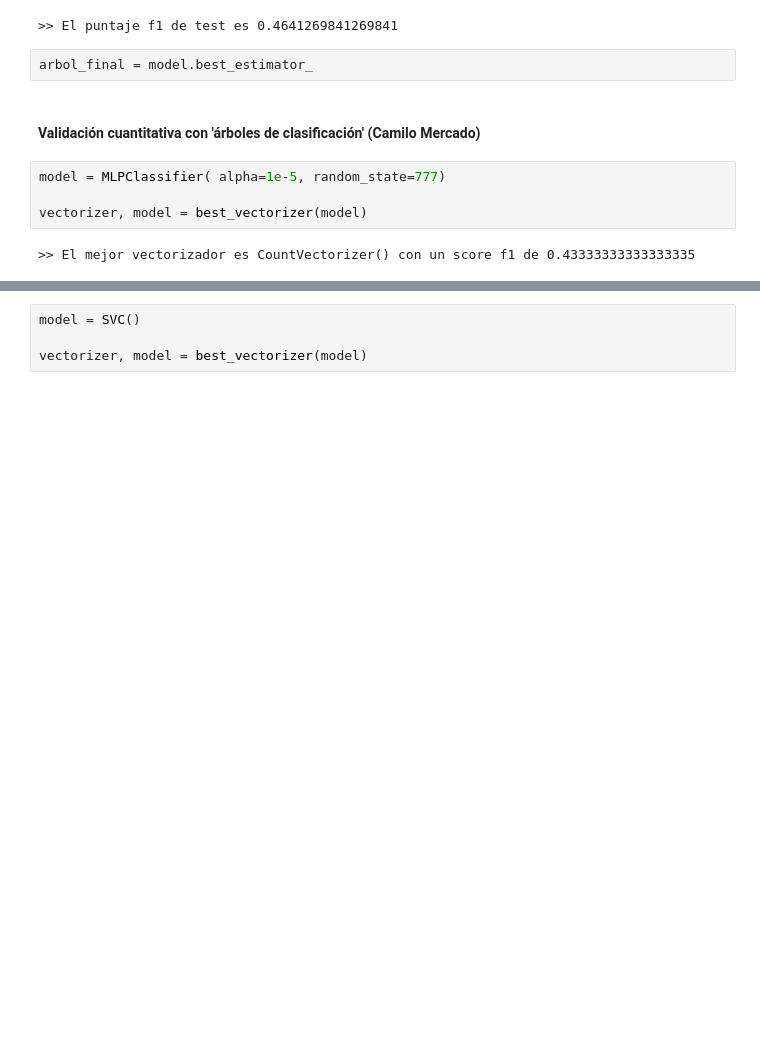
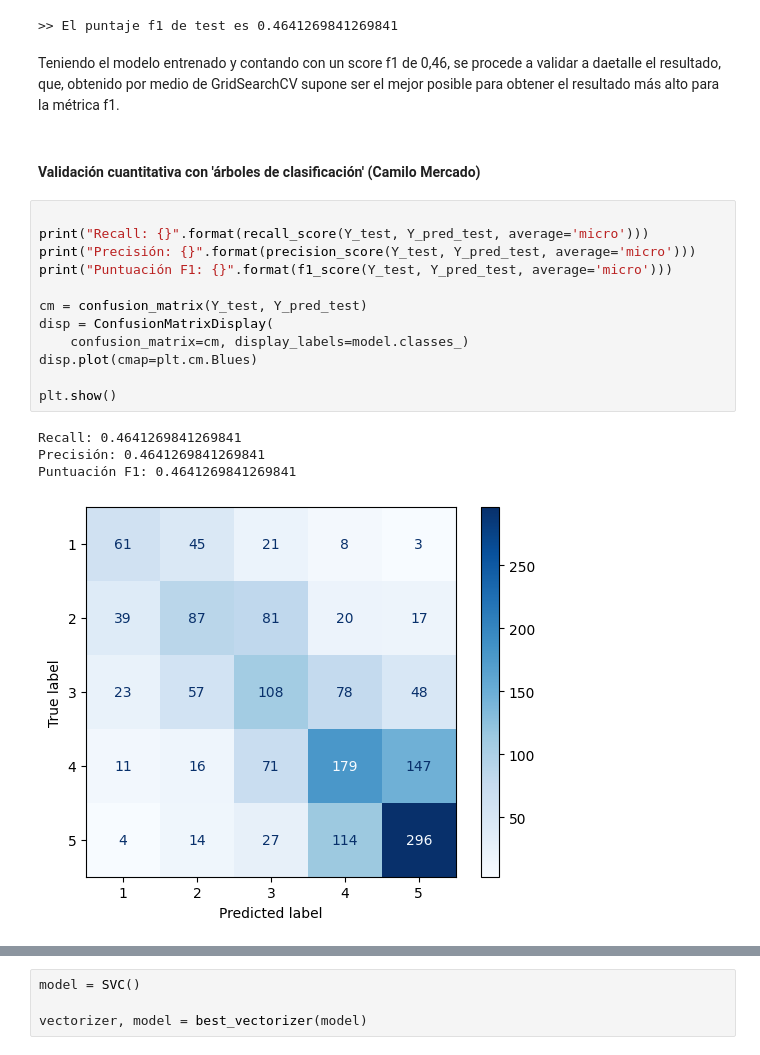
Before and after one commit to BI-202401/Proyecto-1, a Jupyter notebook: proyect1.ipynb, the cells around one changed output, grey strips where cells are left out. Cells and saved outputs as stored; diff of their text form; blank space fills up the shorter version.

Commit message:
Modelo MLPC completado :)

```diff
--- a/proyect1.ipynb
+++ b/proyect1.ipynb
@@ -303,13 +355,24 @@ score = f1_score(Y_test, Y_pred_test, average='micro')
 print(f">> El puntaje f1 de test es {score}")
 # %% [output]
 >> El puntaje f1 de test es 0.4641269841269841
-# %%
-arbol_final = model.best_estimator_
+# %% [markdown]
+Teniendo el modelo entrenado y contando con un score f1 de 0,46, se procede a validar a daetalle el resultado, que, obtenido por medio de GridSearchCV supone ser el mejor posible para obtener el resultado más alto para la métrica f1.
 # %% [markdown]
 #### Validación cuantitativa con 'árboles de clasificación' (Camilo Mercado)
-# %%
-model = MLPClassifier( alpha=1e-5, random_state=777)
-
-vectorizer, model = best_vectorizer(model)
-# %% [output]
->> El mejor vectorizador es CountVectorizer() con un score f1 de 0.43333333333333335
+# %%
+
+print("Recall: {}".format(recall_score(Y_test, Y_pred_test, average='micro')))
+print("Precisión: {}".format(precision_score(Y_test, Y_pred_test, average='micro')))
+print("Puntuación F1: {}".format(f1_score(Y_test, Y_pred_test, average='micro')))
+
+cm = confusion_matrix(Y_test, Y_pred_test)
+disp = ConfusionMatrixDisplay(
+    confusion_matrix=cm, display_labels=model.classes_)
+disp.plot(cmap=plt.cm.Blues)
+
+plt.show()
+# %% [output]
+Recall: 0.4641269841269841
+Precisión: 0.4641269841269841
+Puntuación F1: 0.4641269841269841
+[figure, added]
```
Also changed, not shown: parts of 46 cells of this notebook.
